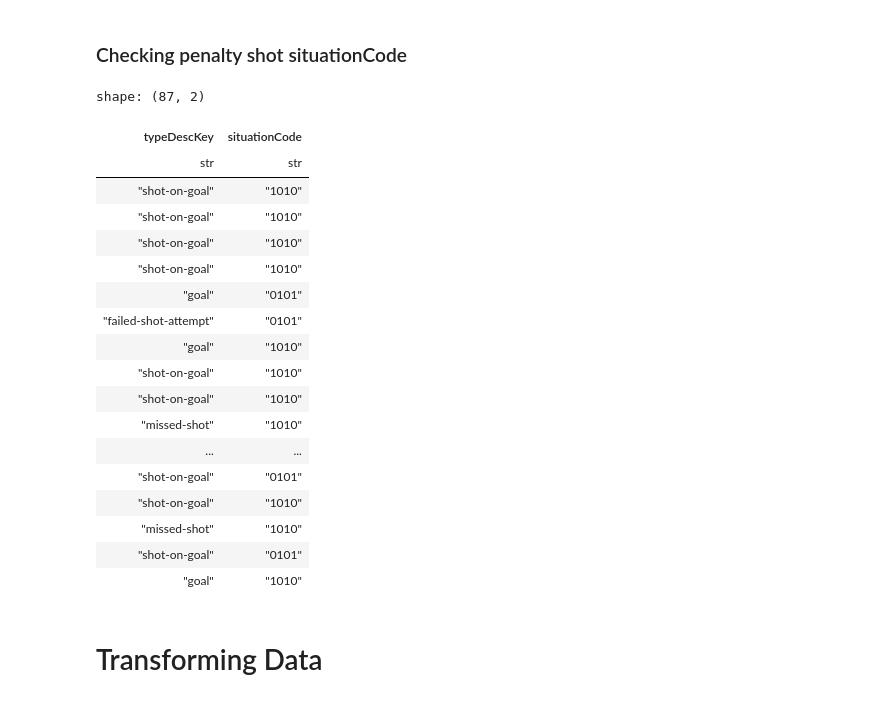
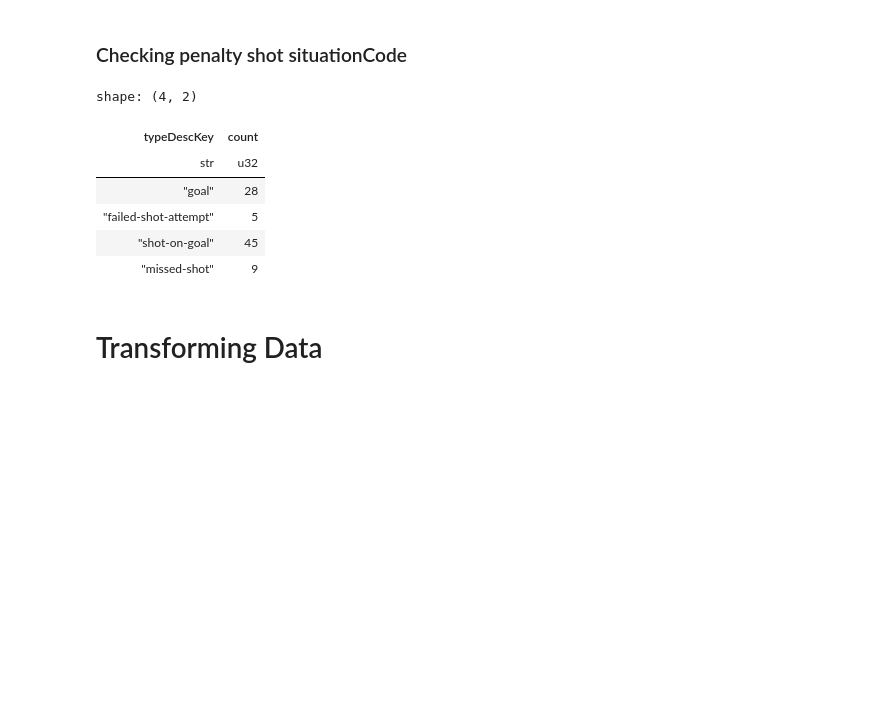
Before and after one commit to trxe/nhl_data_demo, a Jupyter notebook: xgoals.ipynb, the cells around one changed output. Drawn from its saved outputs; the diff is of its cells as text; code cells hidden in the pictures; blank space fills up the shorter version.

```diff
--- a/xgoals.ipynb
+++ b/xgoals.ipynb
@@ -236,31 +236,19 @@ shape: (284_500, 6)
 # %%
 (
     COMBINED_PLAYS
-    # .filter(pl.col('typeDescKey') == 'penalty-shot')
     .filter(pl.col('situationCode').is_in(SHOOTOUT_SITUATION_CODE).and_(pl.col('period') <= 3))
-    .select(['typeDescKey', 'situationCode'])
-    .collect()
+    .select('typeDescKey')
+    .collect()['typeDescKey']
+    .value_counts()
 )
 # %% [output]
-shape: (87, 2)
+shape: (4, 2)
-| typeDescKey | situationCode |
-| str | str |
-| "shot-on-goal" | "1010" |
-| "shot-on-goal" | "1010" |
-| "shot-on-goal" | "1010" |
-| "shot-on-goal" | "1010" |
-| "goal" | "0101" |
-| "failed-shot-attempt" | "0101" |
-| "goal" | "1010" |
-| "shot-on-goal" | "1010" |
-| "shot-on-goal" | "1010" |
-| "missed-shot" | "1010" |
-| ... | ... |
-| "shot-on-goal" | "0101" |
-| "shot-on-goal" | "1010" |
-| "missed-shot" | "1010" |
-| "shot-on-goal" | "0101" |
-| "goal" | "1010" |
+| typeDescKey | count |
+| str | u32 |
+| "goal" | 28 |
+| "failed-shot-attempt" | 5 |
+| "shot-on-goal" | 45 |
+| "missed-shot" | 9 |
 # %% [markdown]
 # Transforming Data
 # %% [markdown]
```
Also changed, not shown: parts of 23 cells of this notebook.
